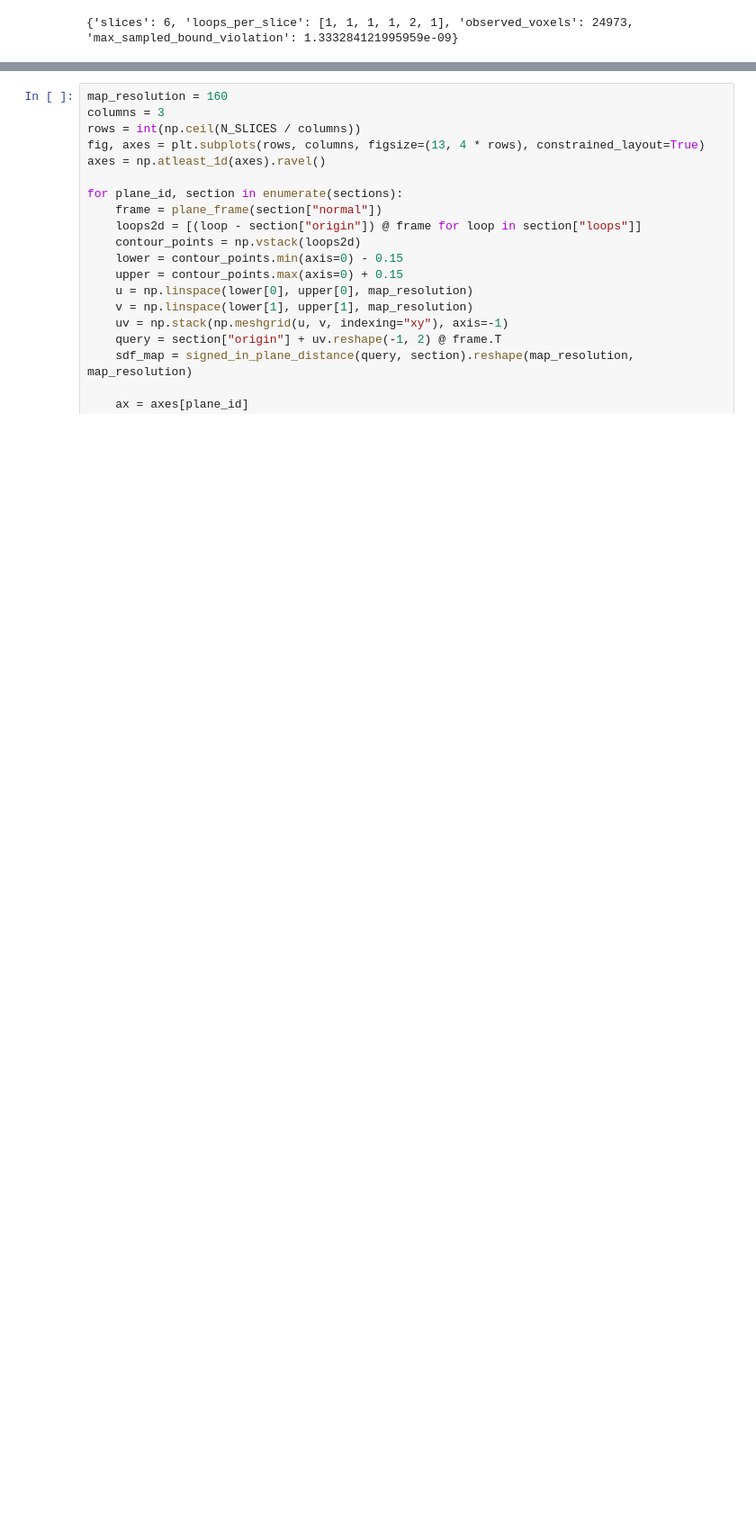
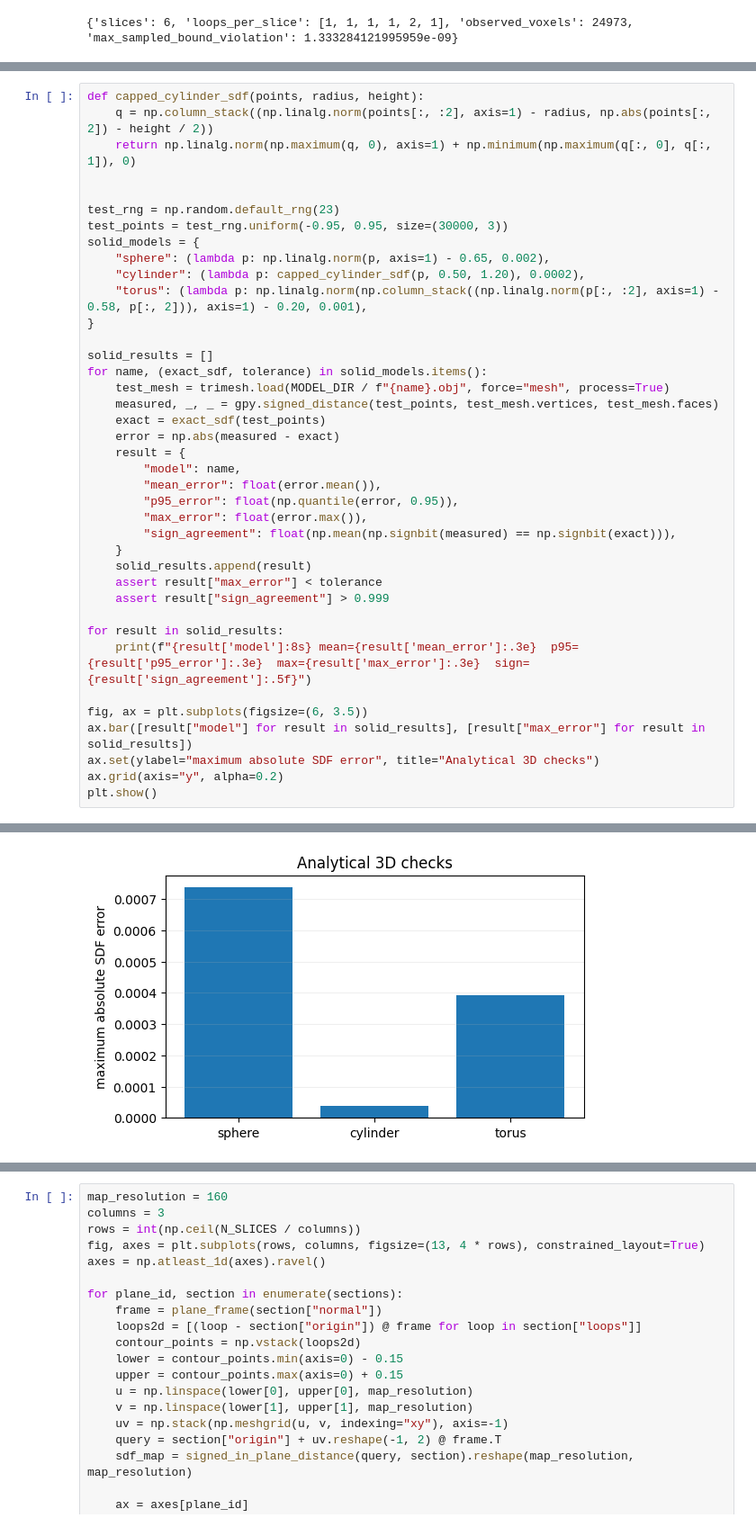
Before and after one commit to simon1223-code/mit-sgi-crisscross, a Jupyter notebook: 01_data_preparation.ipynb, the cells around one changed output, grey strips where cells are left out. Shown at 90% size. Saved outputs shown, nothing was run; the diff lists cells and outputs as text; blank space fills up the shorter version.

```diff
--- a/01_data_preparation.ipynb
+++ b/01_data_preparation.ipynb
@@ -241,0 +328,40 @@ print({
+# %%
+def capped_cylinder_sdf(points, radius, height):
+    q = np.column_stack((np.linalg.norm(points[:, :2], axis=1) - radius, np.abs(points[:, 2]) - height / 2))
+    return np.linalg.norm(np.maximum(q, 0), axis=1) + np.minimum(np.maximum(q[:, 0], q[:, 1]), 0)
+
+
+test_rng = np.random.default_rng(23)
+test_points = test_rng.uniform(-0.95, 0.95, size=(30000, 3))
+solid_models = {
+    "sphere": (lambda p: np.linalg.norm(p, axis=1) - 0.65, 0.002),
+    "cylinder": (lambda p: capped_cylinder_sdf(p, 0.50, 1.20), 0.0002),
+    "torus": (lambda p: np.linalg.norm(np.column_stack((np.linalg.norm(p[:, :2], axis=1) - 0.58, p[:, 2])), axis=1) - 0.20, 0.001),
+}
+
+solid_results = []
+for name, (exact_sdf, tolerance) in solid_models.items():
+    test_mesh = trimesh.load(MODEL_DIR / f"{name}.obj", force="mesh", process=True)
+    measured, _, _ = gpy.signed_distance(test_points, test_mesh.vertices, test_mesh.faces)
+    exact = exact_sdf(test_points)
+    error = np.abs(measured - exact)
+    result = {
+        "model": name,
+        "mean_error": float(error.mean()),
+        "p95_error": float(np.quantile(error, 0.95)),
+        "max_error": float(error.max()),
+        "sign_agreement": float(np.mean(np.signbit(measured) == np.signbit(exact))),
+    }
+    solid_results.append(result)
+    assert result["max_error"] < tolerance
+    assert result["sign_agreement"] > 0.999
+
+for result in solid_results:
+    print(f"{result['model']:8s} mean={result['mean_error']:.3e}  p95={result['p95_error']:.3e}  max={result['max_error']:.3e}  sign={result['sign_agreement']:.5f}")
+
+fig, ax = plt.subplots(figsize=(6, 3.5))
+ax.bar([result["model"] for result in solid_results], [result["max_error"] for result in solid_results])
+ax.set(ylabel="maximum absolute SDF error", title="Analytical 3D checks")
+ax.grid(axis="y", alpha=0.2)
+plt.show()
+# %% [output]
@@ -241,0 +371 @@ print({
+[figure, added]
```
Also changed, not shown: parts of 7 cells of this notebook, 12 other files.
